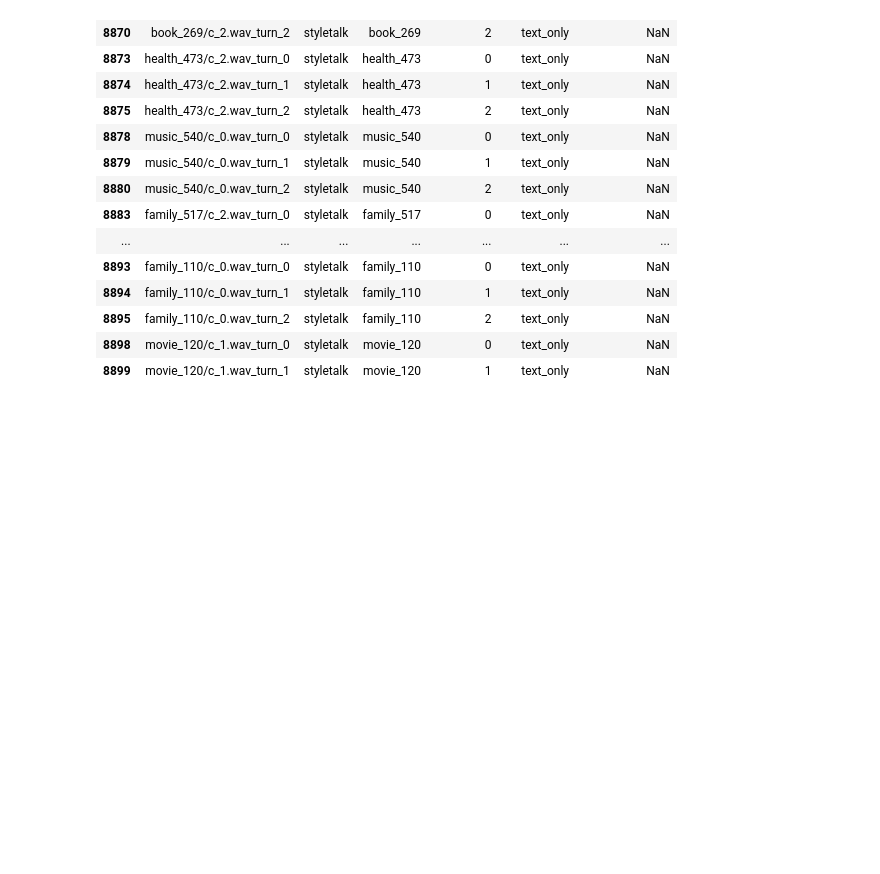
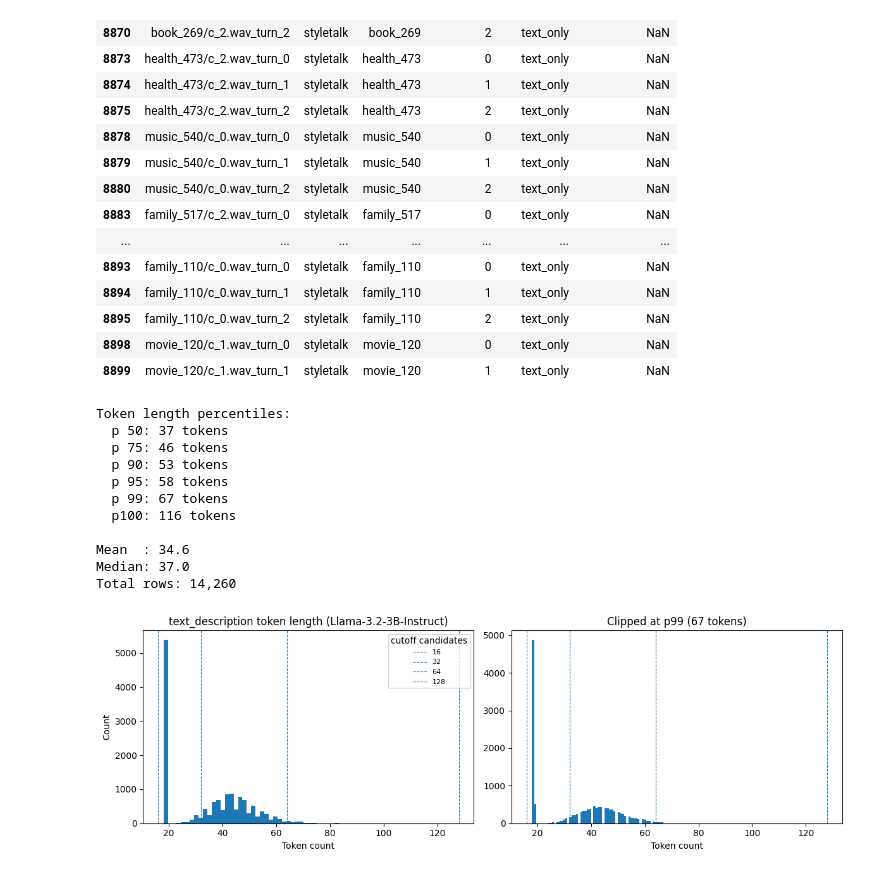
Before and after one commit to JackMclaughlin424/ms-capstone-TTS-natlang-styleprompts, a Jupyter notebook: src/eda/basic_look.ipynb, the cells around one changed output. Drawn from its saved outputs; the diff is of its cells as text; code cells hidden in the pictures; blank space fills up the shorter version.

Commit message:
max token

```diff
--- a/src/eda/basic_look.ipynb
+++ b/src/eda/basic_look.ipynb
@@ -784,31 +784,44 @@ pcts = [50, 75, 90, 95, 99, 100]
 vals = np.percentile(token_lengths, pcts)
 
 print("Token length percentiles:")
 for p, v in zip(pcts, vals):
     print(f"  p{p:>3}: {v:.0f} tokens")
 
 print(f"\nMean  : {np.mean(token_lengths):.1f}")
 print(f"Median: {np.median(token_lengths):.1f}")
 print(f"Total rows: {len(token_lengths):,}")
 
 fig, axes = plt.subplots(1, 2, figsize=(12, 4))
 
-cutoffs = [64, 128, 256, 512]
+cutoffs = [16, 32, 64, 128]
 
 axes[0].hist(token_lengths, bins=60, edgecolor="none")
 axes[0].set_xlabel("Token count")
 axes[0].set_ylabel("Count")
 axes[0].set_title("text_description token length (Llama-3.2-3B-Instruct)")
 for c in cutoffs:
     axes[0].axvline(c, linestyle="--", linewidth=0.8, label=f"{c}")
 axes[0].legend(title="cutoff candidates", fontsize=8)
 
 p99 = int(np.percentile(token_lengths, 99))
 axes[1].hist([l for l in token_lengths if l <= p99], bins=60, edgecolor="none")
 axes[1].set_xlabel("Token count")
 axes[1].set_title(f"Clipped at p99 ({p99} tokens)")
 for c in cutoffs:
     axes[1].axvline(c, linestyle="--", linewidth=0.8)
 
 plt.tight_layout()
 plt.show()
+# %% [output]
+Token length percentiles:
+  p 50: 37 tokens
+  p 75: 46 tokens
+  p 90: 53 tokens
+  p 95: 58 tokens
+  p 99: 67 tokens
+  p100: 116 tokens
+
+Mean  : 34.6
+Median: 37.0
+Total rows: 14,260
+[figure, added]
```
Also changed, not shown: 1 other file.
